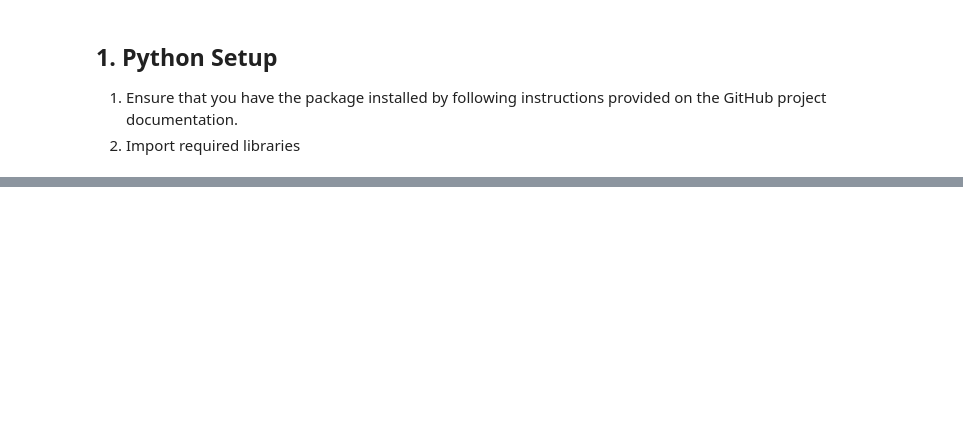
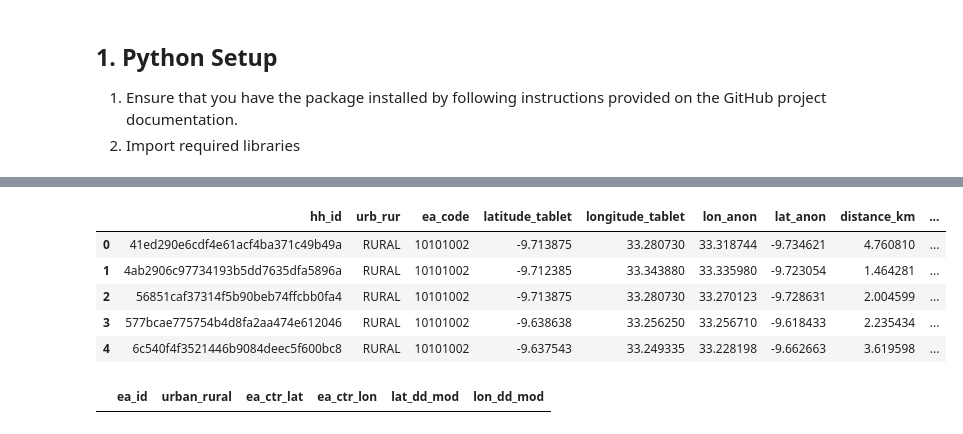
Before and after one commit to worldbank/Spatial-Anonymization, a Jupyter notebook: notebooks/usage_examples.ipynb, the cells around one changed output, grey strips where cells are left out. Saved outputs shown, nothing was run; the diff lists cells and outputs as text; code cells hidden in the pictures; blank space fills up the shorter version.

```diff
--- a/notebooks/usage_examples.ipynb
+++ b/notebooks/usage_examples.ipynb
@@ -208,31 +129,22 @@ DIR_WORK = Path("/Users/dmatekenya/Library/CloudStorage/OneDrive-WBG/Survey-Geo-
 # Input data directories
 DIR_DATA = DIR_WORK / "data"
 
-
-
-#
 # ========================
 # INPUT FILES FOR MALAWI
 # ========================
-# Malawi Test Data
+# MW working directory
 DIR_MWI = DIR_DATA / "mwi"
 DIR_MWI_GEOSPATIAL = DIR_MWI / "geospatial"
-FILE_MWI_CENSUS_EAS = DIR_MWI_GEOSPATIAL / "mwi-2018-census-eas-wg84.shp"
-FILE_MWI_CENSUS = DIR_MWI / "census/BT-census-hhs-50k-sample.csv"
-FILE_MWI_IHS6 = DIR_MWI / "ihs6-2024-25/cleaned-test.csv"
-FILE_MWI_ADM4 = DIR_MWI_GEOSPATIAL / "adm4-wgs84.shp"
+
+# Survey coordinates file
+FILE_MWI_IHS6 = DIR_MWI / "test-coords.csv"
+
+
+# MWI adm3 shapefile
+FILE_MWI_ADM3 = DIR_MWI_GEOSPATIAL / "adm4-wgs84.shp"
+
+# Pre-downloaded population raster file
 FILE_MWI_POPULATION_RASTER = DIR_MWI_GEOSPATIAL / "mwi_worldpop_2025.tif"
+
+# Pre-downloaded water bodies shapefile (from OSM)
 FILE_MWI_WATER_BODIES = DIR_MWI_GEOSPATIAL / "MWI_water_bodies_osm.shp"
-
-# DIR_ETH_SURVEY = DIR_DATA.joinpath('eth', 'survey')
-# ETH_GEOVARS = DIR_DATA.joinpath('eth', 'w4_geovars')
-
-# # GPS coordinates file
-# # ETH_COORDS = ETH_SURVEY.joinpath("HH level coordinates.dta")
-# FILE_ETH_COORDS = DIR_ETH_SURVEY.joinpath("ETH_gps_work_r12082021.csv")
-
-# # Admin regions (adm2) shapefile
-# ETH_ADM = ETH_GEOVARS.joinpath("spatial_data", "shp_adm2", "eth_admbnda_adm2_csa_bofed_20190827.shp")
-
-# # output directory
-# ETH_OUPUT_DIR = DATA.joinpath("ETH", "outputs")
@@ -376,5 +332,6 @@ df_anonymized = anonymize_survey_coordinates(
     population_raster=FILE_MWI_POPULATION_RASTER,
     n_workers=12,
     admin_level=4,
-    max_attempts=50
+    max_attempts=100,
+    extract_displaced_population=True
 )
@@ -380,0 +356,9 @@ df_anonymized = anonymize_survey_coordinates(
+# %%
+df_anonymized.head()
+# %% [output]
+|  | hh_id | urb_rur | ea_code | latitude_tablet | longitude_tablet | lon_anon | lat_anon | distance_km | ... |
+| 0 | 41ed290e6cdf4e61acf4ba371c49b49a | RURAL | 10101002 | -9.713875 | 33.280730 | 33.318744 | -9.734621 | 4.760810 | ... |
+| 1 | 4ab2906c97734193b5dd7635dfa5896a | RURAL | 10101002 | -9.712385 | 33.343880 | 33.335980 | -9.723054 | 1.464281 | ... |
+| 2 | 56851caf37314f5b90beb74ffcbb0fa4 | RURAL | 10101002 | -9.713875 | 33.280730 | 33.270123 | -9.728631 | 2.004599 | ... |
+| 3 | 577bcae775754b4d8fa2aa474e612046 | RURAL | 10101002 | -9.638638 | 33.256250 | 33.256710 | -9.618433 | 2.235434 | ... |
+| 4 | 6c540f4f3521446b9084deec5f600bc8 | RURAL | 10101002 | -9.637543 | 33.249335 | 33.228198 | -9.662663 | 3.619598 | ... |
@@ -380,0 +367,4 @@ df_anonymized = anonymize_survey_coordinates(
+# %%
+df_eth.query('ea_id == "41402010100102"')
+# %% [output]
+|  | ea_id | urban_rural | ea_ctr_lat | ea_ctr_lon | lat_dd_mod | lon_dd_mod |
```
Also changed, not shown: parts of 59 cells of this notebook, 9 other files.
